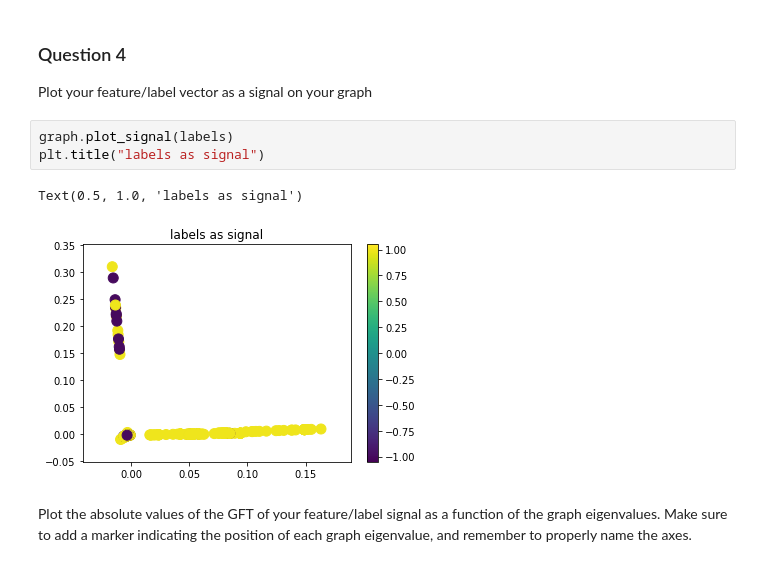
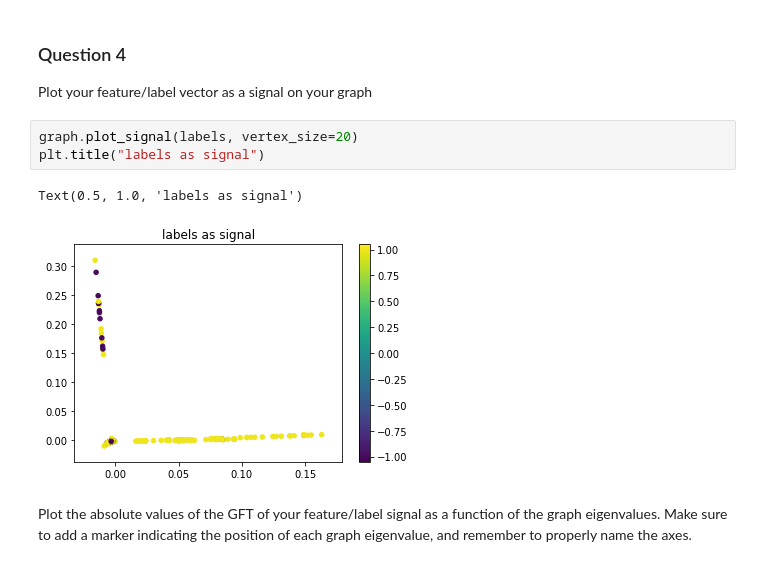
Before and after one commit to dsalathe/group_ntds, a Jupyter notebook: 4_graph_signal_processing.ipynb, the cells around one changed output. Cells and saved outputs as stored; diff of their text form.

```diff
--- a/4_graph_signal_processing.ipynb
+++ b/4_graph_signal_processing.ipynb
@@ -210,11 +210,11 @@ array([ 1.00000000e+00,  0.00000000e+00,  6.11490025e-17, ...,
 
 Plot your feature/label vector as a signal on your graph
 # %%
-graph.plot_signal(labels)
+graph.plot_signal(labels, vertex_size=20)
 plt.title("labels as signal")
 # %% [output]
 Text(0.5, 1.0, 'labels as signal')
-[figure, old version]
+[figure, new version]
 # %% [markdown]
 Plot the absolute values of the GFT of your feature/label signal as a function of the graph eigenvalues. Make sure to add a marker indicating the position of each graph eigenvalue, and remember to properly name the axes.
 # %%
```
Also changed, not shown: parts of 3 cells of this notebook.
